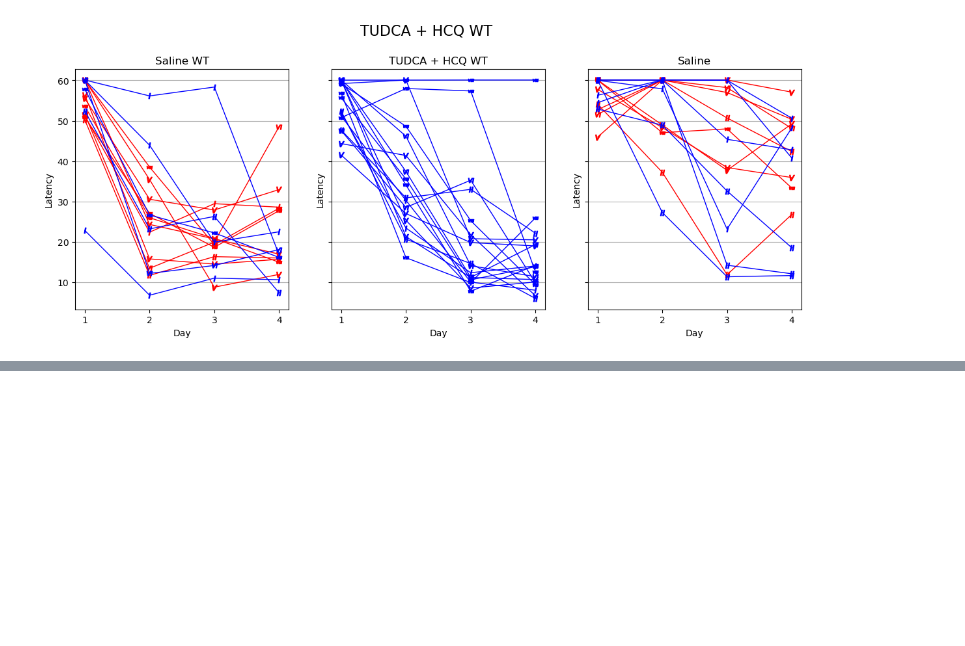
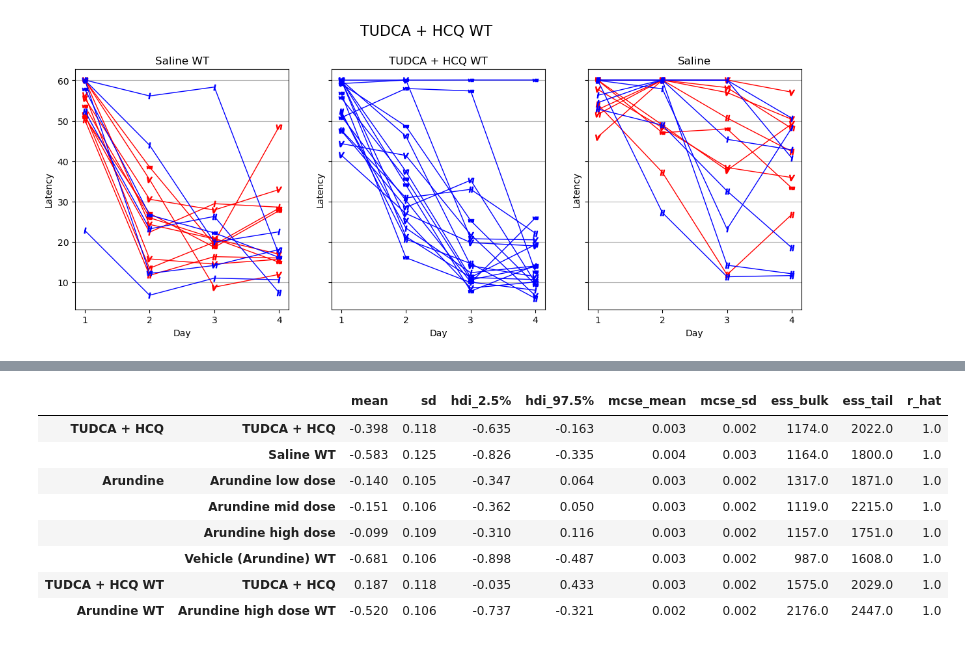
Before and after one commit to attilagk/CTNS-notebook, a Jupyter notebook: 2024-06-04-5xfad-behavior-CO28154/2024-06-04-5xfad-behavior-CO28154.ipynb, the cells around one changed output, grey strips where cells are left out. Cells and saved outputs as stored; diff of their text form; code cells hidden in the pictures; blank space fills up the shorter version.

```diff
--- a/2024-06-04-5xfad-behavior-CO28154/2024-06-04-5xfad-behavior-CO28154.ipynb
+++ b/2024-06-04-5xfad-behavior-CO28154/2024-06-04-5xfad-behavior-CO28154.ipynb
@@ -255,0 +411,12 @@ fig, ax = my_errorbar(condition_drug_summary, condition_gtype_summary)
+# %%
+get_summary(idatas_CO28154)
+# %% [output]
+|  |  | mean | sd | hdi_2.5% | hdi_97.5% | mcse_mean | mcse_sd | ess_bulk | ess_tail | r_hat |
+| TUDCA + HCQ | TUDCA + HCQ | -0.398 | 0.118 | -0.635 | -0.163 | 0.003 | 0.002 | 1174.0 | 2022.0 | 1.0 |
+|  | Saline WT | -0.583 | 0.125 | -0.826 | -0.335 | 0.004 | 0.003 | 1164.0 | 1800.0 | 1.0 |
+| Arundine | Arundine low dose | -0.140 | 0.105 | -0.347 | 0.064 | 0.003 | 0.002 | 1317.0 | 1871.0 | 1.0 |
+|  | Arundine mid dose | -0.151 | 0.106 | -0.362 | 0.050 | 0.003 | 0.002 | 1119.0 | 2215.0 | 1.0 |
+|  | Arundine high dose | -0.099 | 0.109 | -0.310 | 0.116 | 0.003 | 0.002 | 1157.0 | 1751.0 | 1.0 |
+|  | Vehicle (Arundine) WT | -0.681 | 0.106 | -0.898 | -0.487 | 0.003 | 0.002 | 987.0 | 1608.0 | 1.0 |
+| TUDCA + HCQ WT | TUDCA + HCQ | 0.187 | 0.118 | -0.035 | 0.433 | 0.003 | 0.002 | 1575.0 | 2029.0 | 1.0 |
+| Arundine WT | Arundine high dose WT | -0.520 | 0.106 | -0.737 | -0.321 | 0.002 | 0.002 | 2176.0 | 2447.0 | 1.0 |
```
Also changed, not shown: parts of 36 cells of this notebook, 1 other file.
